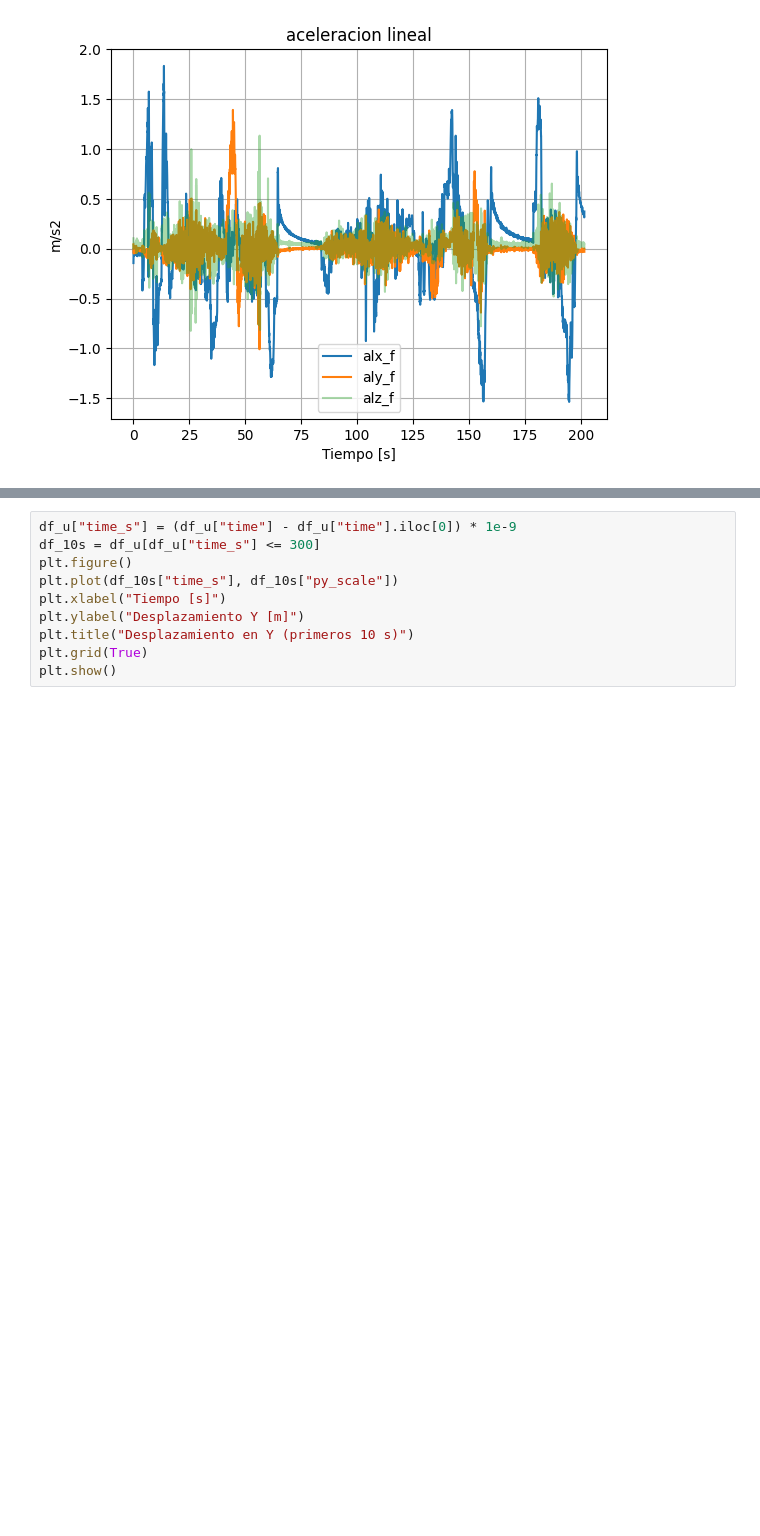
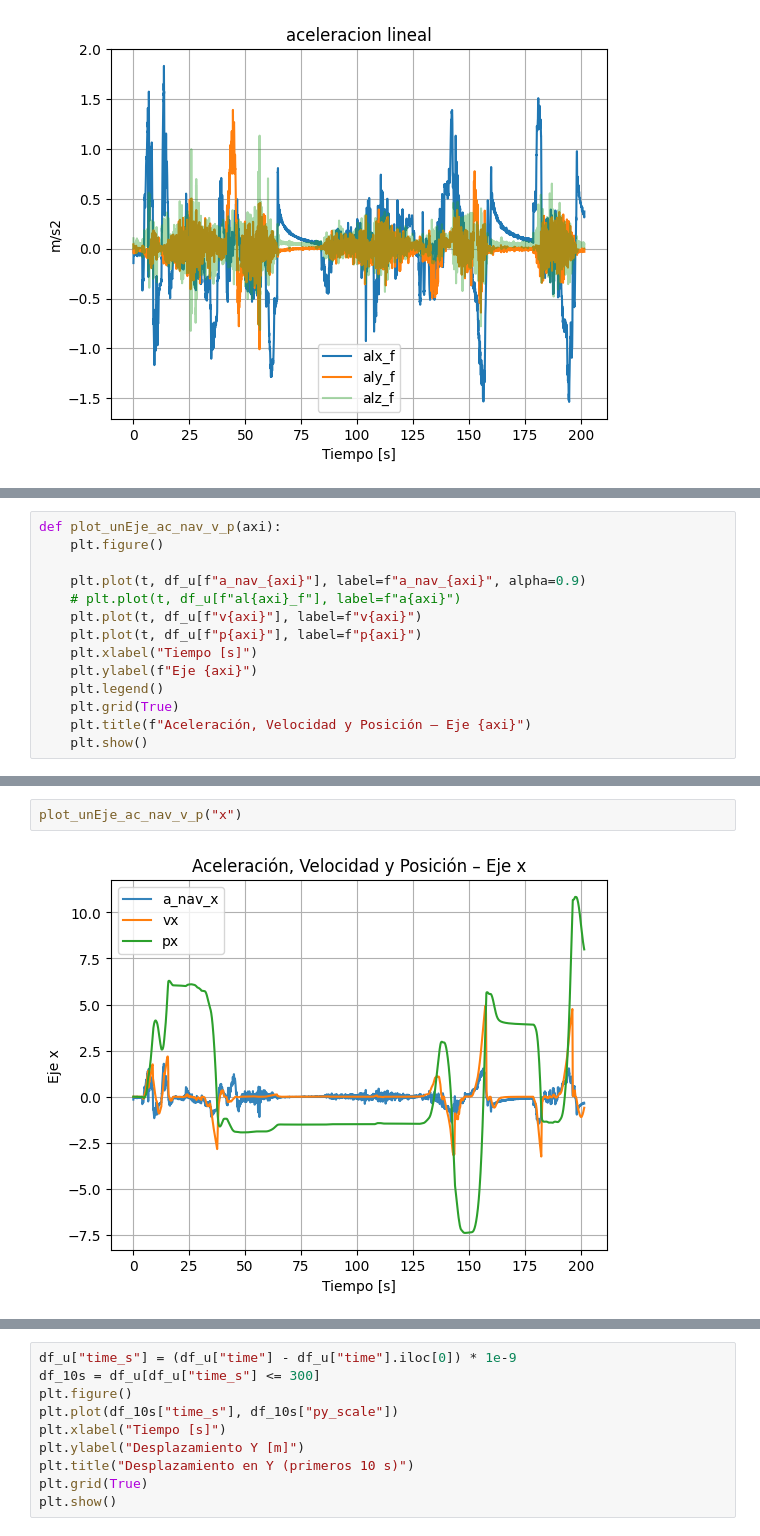
Before and after one commit to JuanAlva/sensorConnect_reader, a Jupyter notebook: pruebas_09-03/prueba03.ipynb, the cells around one changed output, grey strips where cells are left out. Saved outputs shown, nothing was run; the diff lists cells and outputs as text; blank space fills up the shorter version.

```diff
--- a/pruebas_09-03/prueba03.ipynb
+++ b/pruebas_09-03/prueba03.ipynb
@@ -1072,0 +1075,14 @@ plot_unEje_ac_v_p("x")
+# %%
+def plot_unEje_ac_nav_v_p(axi):
+    plt.figure()
+
+    plt.plot(t, df_u[f"a_nav_{axi}"], label=f"a_nav_{axi}", alpha=0.9)
+    # plt.plot(t, df_u[f"al{axi}_f"], label=f"a{axi}")
+    plt.plot(t, df_u[f"v{axi}"], label=f"v{axi}")
+    plt.plot(t, df_u[f"p{axi}"], label=f"p{axi}")
+    plt.xlabel("Tiempo [s]")
+    plt.ylabel(f"Eje {axi}")
+    plt.legend()
+    plt.grid(True)
+    plt.title(f"Aceleración, Velocidad y Posición – Eje {axi}")
+    plt.show()
@@ -1073,3 +1095,7 @@ plot_unEje_ac_v_p("x")
+# %%
+plot_unEje_ac_nav_v_p("x")
+# %% [output]
+[figure, added]
 # %%
 # import matplotlib as plt
 # # def plot_unEje_ac_v_p():
```
Also changed, not shown: parts of 13 cells of this notebook, 2 other files.
